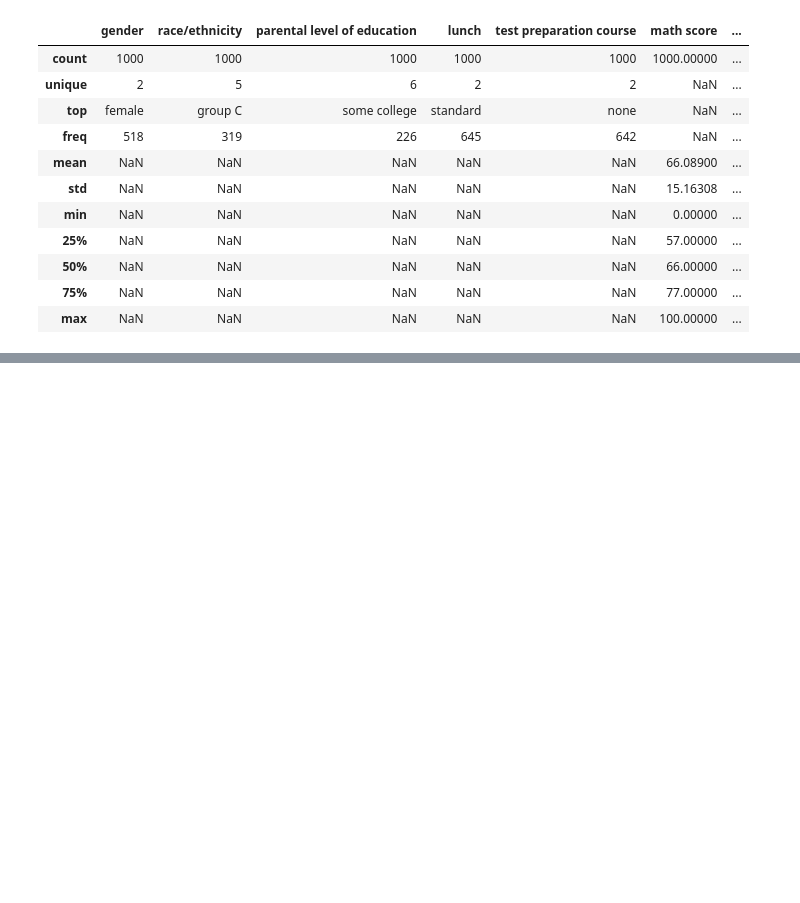
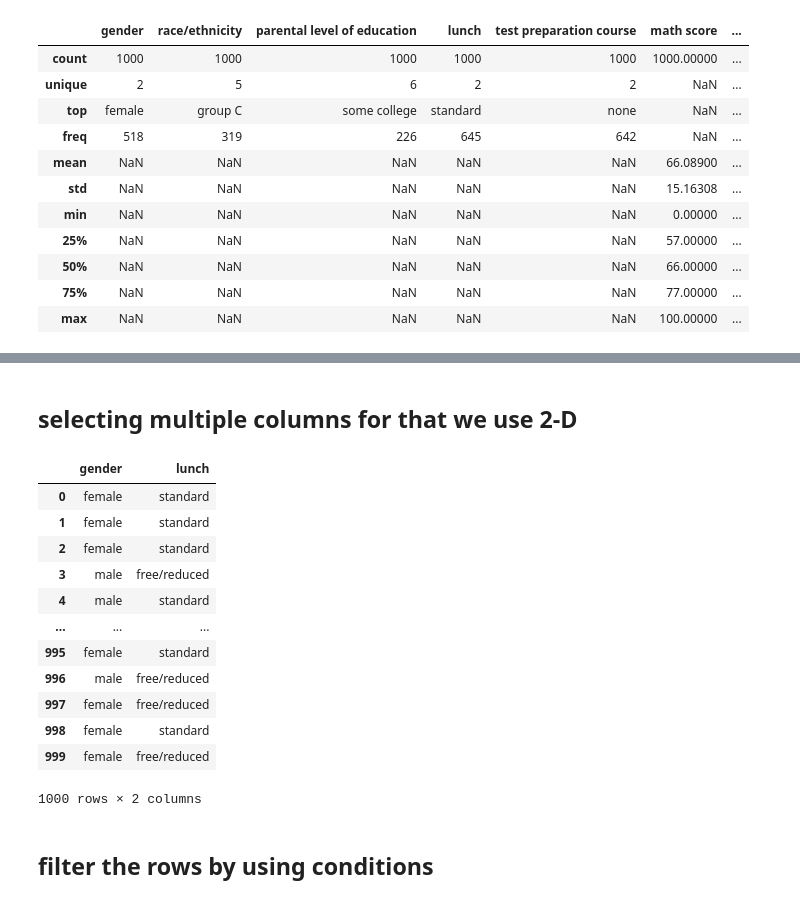
Before and after one commit to Aakashdoraisamy/Core_to_Advanced_Python, a Jupyter notebook: Python_Libraries/pandas/pandas.ipynb, the cells around one changed output, grey strips where cells are left out. Saved outputs shown, nothing was run; the diff lists cells and outputs as text; code cells hidden in the pictures; blank space fills up the shorter version.

```diff
--- a/Python_Libraries/pandas/pandas.ipynb
+++ b/Python_Libraries/pandas/pandas.ipynb
@@ -243,0 +274,20 @@ data.describe(include='all')
+# %% [markdown]
+## selecting multiple columns for that we use 2-D
+# %%
+data[['gender','lunch']]
+# %% [output]
+|  | gender | lunch |
+| 0 | female | standard |
+| 1 | female | standard |
+| 2 | female | standard |
+| 3 | male | free/reduced |
+| 4 | male | standard |
+| ... | ... | ... |
+| 995 | female | standard |
+| 996 | male | free/reduced |
+| 997 | female | free/reduced |
+| 998 | female | standard |
+| 999 | female | free/reduced |
+1000 rows × 2 columns
+# %% [markdown]
+## filter the rows by using conditions
```
Also changed, not shown: parts of 6 cells of this notebook.
